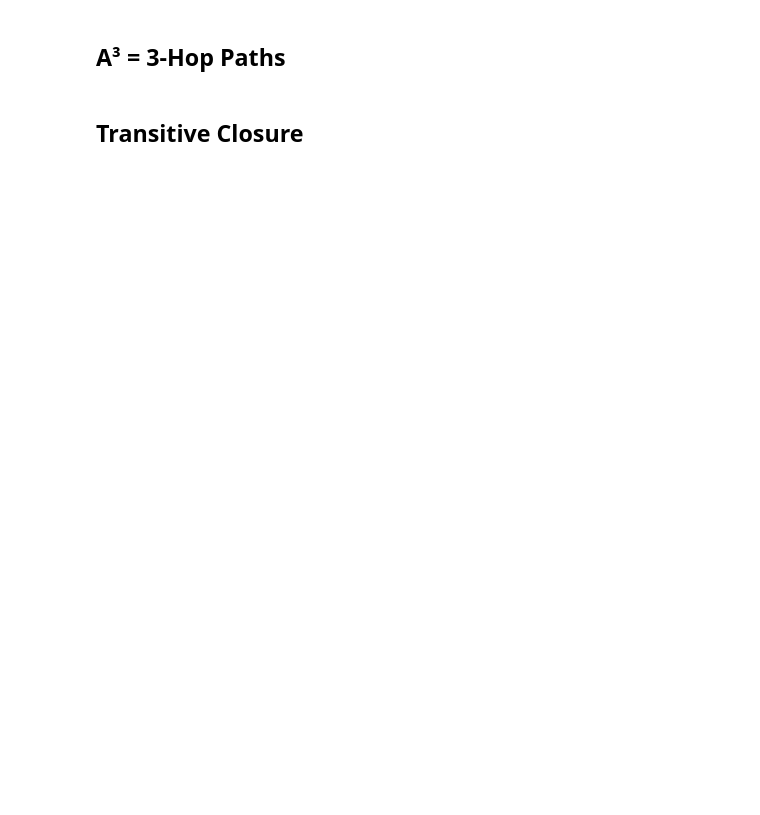
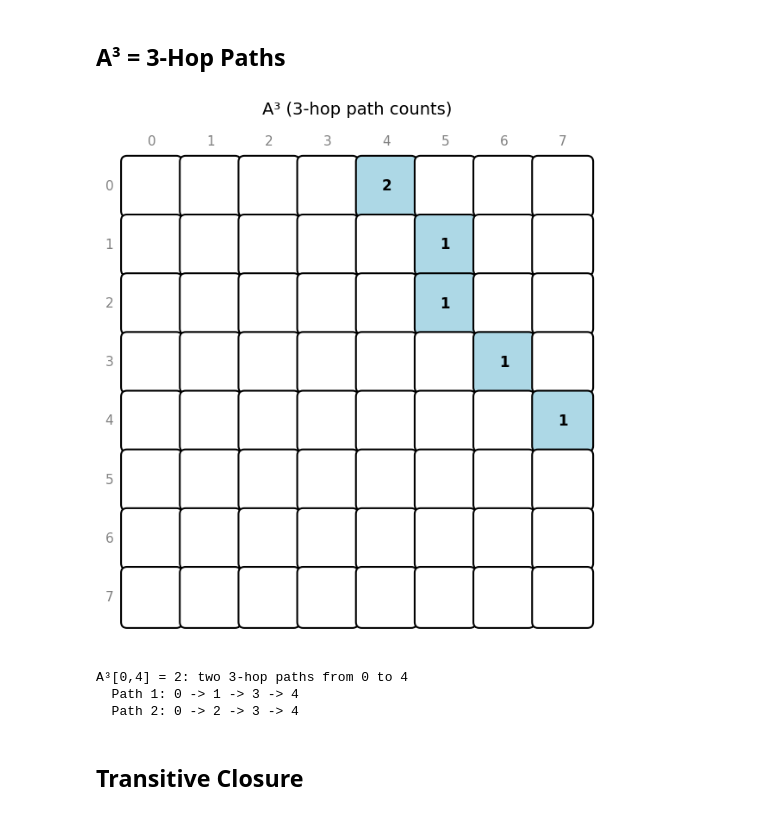
Before and after one commit to GraphBLAS/IllustratedGraphBLAS, a Jupyter notebook: notebooks/04_matrix_multiply.ipynb, the cells around one changed output. Drawn from its saved outputs; the diff is of its cells as text; code cells hidden in the pictures; blank space fills up the shorter version.

```diff
--- a/notebooks/04_matrix_multiply.ipynb
+++ b/notebooks/04_matrix_multiply.ipynb
@@ -34,11 +49,15 @@ print("A²[0,3] = 1: one 2-hop path from 0 to 3 (via 2)")
 ## A³ = 3-Hop Paths
 # %%
 A3 = A2.mxm(A, semiring.plus_times).new()
-print("A³ (3-hop path counts):")
-print(A3)
-print("\nA³[0,3] = 2: two 3-hop paths from 0 to 3")
-print("  Path 1: 0 -> 1 -> 2 -> 3")
-print("  Path 2: 0 -> 2 -> ? (none, so actually just one path)")
+draw_matrix(A3, title="A³ (3-hop path counts)")
+print("A³[0,4] = 2: two 3-hop paths from 0 to 4")
+print("  Path 1: 0 -> 1 -> 3 -> 4")
+print("  Path 2: 0 -> 2 -> 3 -> 4")
+# %% [output]
+[figure, added]
+A³[0,4] = 2: two 3-hop paths from 0 to 4
+  Path 1: 0 -> 1 -> 3 -> 4
+  Path 2: 0 -> 2 -> 3 -> 4
 # %% [markdown]
 ## Transitive Closure
 # %%
```
Also changed, not shown: parts of 7 cells of this notebook, 10 other files.
